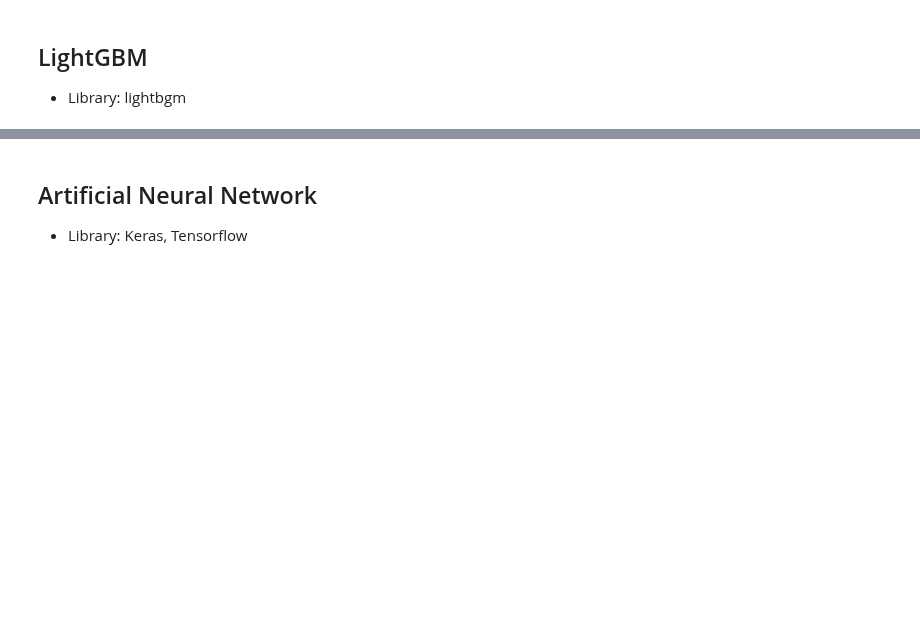
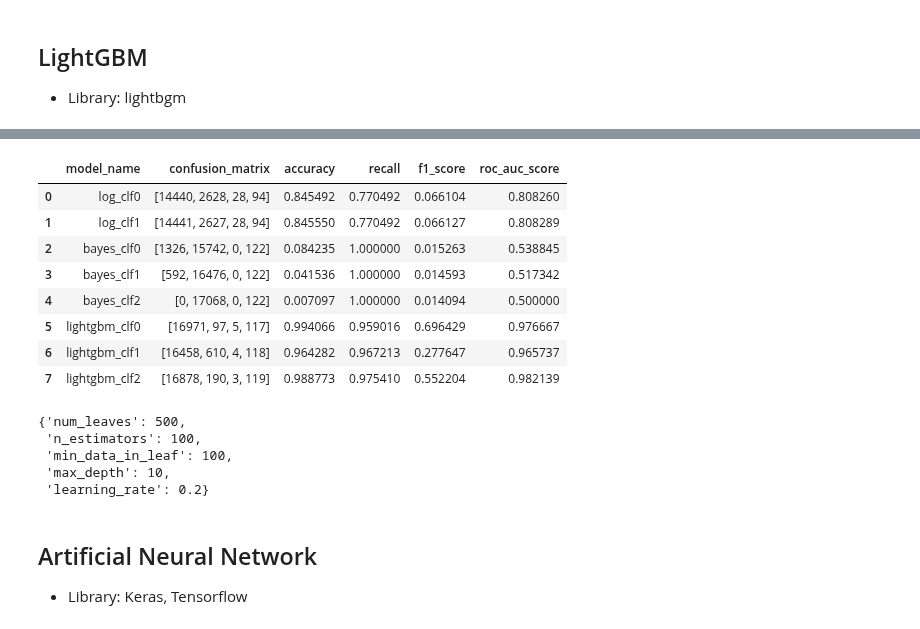
Before and after one commit to ManapatWeeramongkolkul/ForestFireML, a Jupyter notebook: ModelTraining_Pipeline.ipynb, the cells around one changed output, grey strips where cells are left out. Saved outputs shown, nothing was run; the diff lists cells and outputs as text; code cells hidden in the pictures; blank space fills up the shorter version.

```diff
--- a/ModelTraining_Pipeline.ipynb
+++ b/ModelTraining_Pipeline.ipynb
@@ -286,7 +370,7 @@ svc_random = RandomizedSearchCV(estimator = svc_clf,
                                 n_iter = 50,
                                 cv = 3,
                                 verbose=2,
-                                scoring='recall'.
+                                scoring='recall',
                                 random_state=10)
 
 svc_random.fit(X_train, y_train)
@@ -445,7 +554,7 @@ random_grid = {
 
 tree_random = RandomizedSearchCV(estimator = tree_clf,
                                  param_distributions = random_grid,
-                                 n_iter = 50,
+                                 n_iter = 100,
                                  cv = 3,
                                  verbose=2,
                                  scoring='recall',
@@ -554,7 +663,7 @@ random_grid = {
 
 rnd_random = RandomizedSearchCV(estimator = rnd_clf,
                                 param_distributions = random_grid,
-                                n_iter = 50,
+                                n_iter = 100,
                                 cv = 3,
                                 verbose=2,
                                 scoring='recall',
@@ -668,8 +779,8 @@ for index, row in train.iterrows():
 random_grid = {
               "n_estimators": [100, 500, 750, 1000, 2000],
               "learning_rate": [0.01, 0.05, 0.10, 0.15, 0.20, 0.25, 0.30, 0.50],
-              "max_depth": [2, 4, 6, 8, 10, 12, 14],
-              "min_child_weight" : [1, 3, 5, 8, 10, 15]
+              "max_depth": [1, 3, 5, 8, 10, 15],
+              "min_child_weight" : [1, 3, 5, 7]
               }
 
 xgboost_random = RandomizedSearchCV(estimator = xgboost_clf,
@@ -742,3 +881,23 @@ xgboost_random.best_params_
+# %%
+display(models_eval)
+# %% [output]
+|  | model_name | confusion_matrix | accuracy | recall | f1_score | roc_auc_score |
+| 0 | log_clf0 | [14440, 2628, 28, 94] | 0.845492 | 0.770492 | 0.066104 | 0.808260 |
+| 1 | log_clf1 | [14441, 2627, 28, 94] | 0.845550 | 0.770492 | 0.066127 | 0.808289 |
+| 2 | bayes_clf0 | [1326, 15742, 0, 122] | 0.084235 | 1.000000 | 0.015263 | 0.538845 |
+| 3 | bayes_clf1 | [592, 16476, 0, 122] | 0.041536 | 1.000000 | 0.014593 | 0.517342 |
+| 4 | bayes_clf2 | [0, 17068, 0, 122] | 0.007097 | 1.000000 | 0.014094 | 0.500000 |
+| 5 | lightgbm_clf0 | [16971, 97, 5, 117] | 0.994066 | 0.959016 | 0.696429 | 0.976667 |
+| 6 | lightgbm_clf1 | [16458, 610, 4, 118] | 0.964282 | 0.967213 | 0.277647 | 0.965737 |
+| 7 | lightgbm_clf2 | [16878, 190, 3, 119] | 0.988773 | 0.975410 | 0.552204 | 0.982139 |
+# %%
+lightgbm_random.best_params_
+# %% [output]
+{'num_leaves': 500,
+ 'n_estimators': 100,
+ 'min_data_in_leaf': 100,
+ 'max_depth': 10,
+ 'learning_rate': 0.2}
 # %% [markdown]
 ## Artificial Neural Network
 
```
Also changed, not shown: parts of 23 cells of this notebook.
